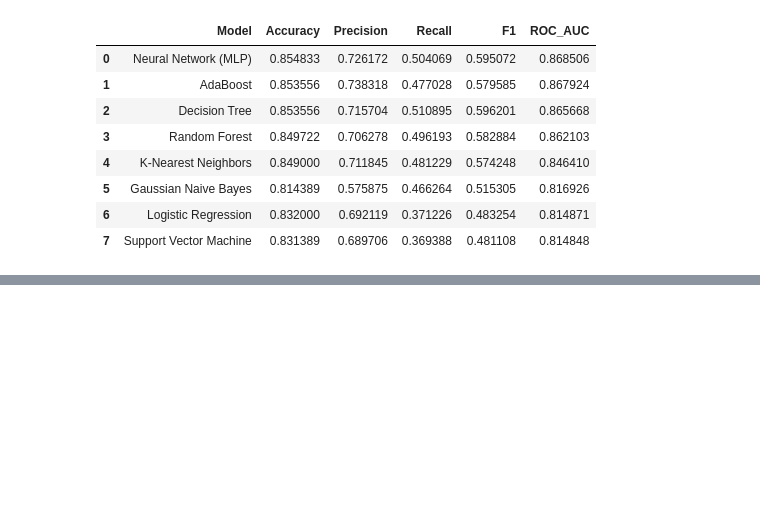
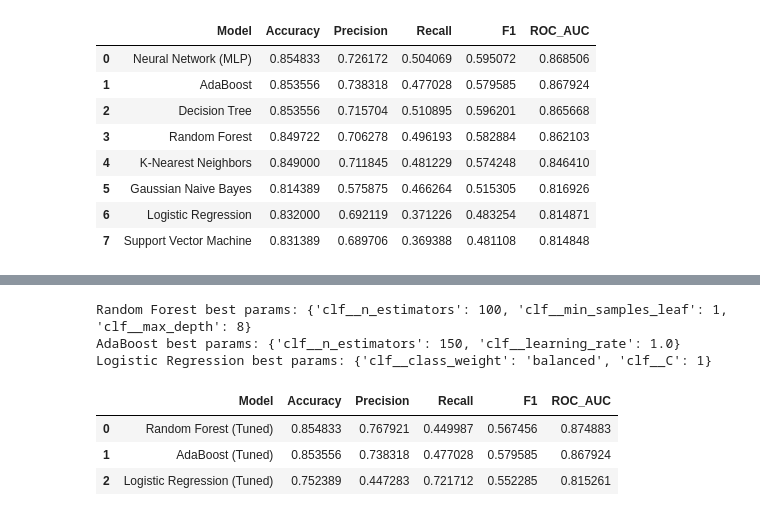
Before and after one commit to ANUPAM7209/building-fastapi, a Jupyter notebook: notebookeca64d7ae5.ipynb, the cells around one changed output, grey strips where cells are left out. Cells and saved outputs as stored; diff of their text form; code cells hidden in the pictures; blank space fills up the shorter version.

```diff
--- a/notebookeca64d7ae5.ipynb
+++ b/notebookeca64d7ae5.ipynb
@@ -385,0 +394,63 @@ baseline_df
+# %%
+from sklearn.model_selection import RandomizedSearchCV
+
+tuned_fitted = {}
+tuned_results = []
+
+# 1) Random Forest
+rf_pipe = Pipeline([('prep', preprocess), ('clf', RandomForestClassifier(random_state=42, n_jobs=-1))])
+rf_grid = {
+    'clf__n_estimators': [100, 150],
+    'clf__max_depth': [8, 12, None],
+    'clf__min_samples_leaf': [1, 3],
+}
+rf_search = RandomizedSearchCV(rf_pipe, rf_grid, n_iter=5, cv=3, scoring='roc_auc', random_state=42, n_jobs=-1)
+rf_search.fit(X_train, y_train)
+tuned_fitted['Random Forest (Tuned)'] = rf_search.best_estimator_
+print('Random Forest best params:', rf_search.best_params_)
+
+# 2) AdaBoost
+ada_pipe = Pipeline([('prep', preprocess), ('clf', AdaBoostClassifier(random_state=42))])
+ada_grid = {
+    'clf__n_estimators': [100, 150, 250],
+    'clf__learning_rate': [0.05, 0.1, 0.5, 1.0],
+}
+ada_search = RandomizedSearchCV(ada_pipe, ada_grid, n_iter=6, cv=3, scoring='roc_auc', random_state=42, n_jobs=-1)
+ada_search.fit(X_train, y_train)
+tuned_fitted['AdaBoost (Tuned)'] = ada_search.best_estimator_
+print('AdaBoost best params:', ada_search.best_params_)
+
+# 3) Logistic Regression
+lr_pipe = Pipeline([('prep', preprocess), ('clf', LogisticRegression(max_iter=2000, random_state=42))])
+lr_grid = {
+    'clf__C': [0.01, 0.1, 1, 10],
+    'clf__class_weight': [None, 'balanced'],
+}
+lr_search = RandomizedSearchCV(lr_pipe, lr_grid, n_iter=6, cv=3, scoring='roc_auc', random_state=42, n_jobs=-1)
+lr_search.fit(X_train, y_train)
+tuned_fitted['Logistic Regression (Tuned)'] = lr_search.best_estimator_
+print('Logistic Regression best params:', lr_search.best_params_)
+# %% [output]
+Random Forest best params: {'clf__n_estimators': 100, 'clf__min_samples_leaf': 1, 'clf__max_depth': 8}
+AdaBoost best params: {'clf__n_estimators': 150, 'clf__learning_rate': 1.0}
+Logistic Regression best params: {'clf__class_weight': 'balanced', 'clf__C': 1}
+# %%
+for name, pipe in tuned_fitted.items():
+    pred = pipe.predict(X_val)
+    proba = pipe.predict_proba(X_val)[:, 1]
+    tuned_results.append({
+        'Model': name,
+        'Accuracy': accuracy_score(y_val, pred),
+        'Precision': precision_score(y_val, pred),
+        'Recall': recall_score(y_val, pred),
+        'F1': f1_score(y_val, pred),
+        'ROC_AUC': roc_auc_score(y_val, proba)
+    })
+
+tuned_df = pd.DataFrame(tuned_results)
+tuned_df
+# %% [output]
+|  | Model | Accuracy | Precision | Recall | F1 | ROC_AUC |
+| 0 | Random Forest (Tuned) | 0.854833 | 0.767921 | 0.449987 | 0.567456 | 0.874883 |
+| 1 | AdaBoost (Tuned) | 0.853556 | 0.738318 | 0.477028 | 0.579585 | 0.867924 |
+| 2 | Logistic Regression (Tuned) | 0.752389 | 0.447283 | 0.721712 | 0.552285 | 0.815261 |
```
Also changed, not shown: parts of 7 cells of this notebook.
